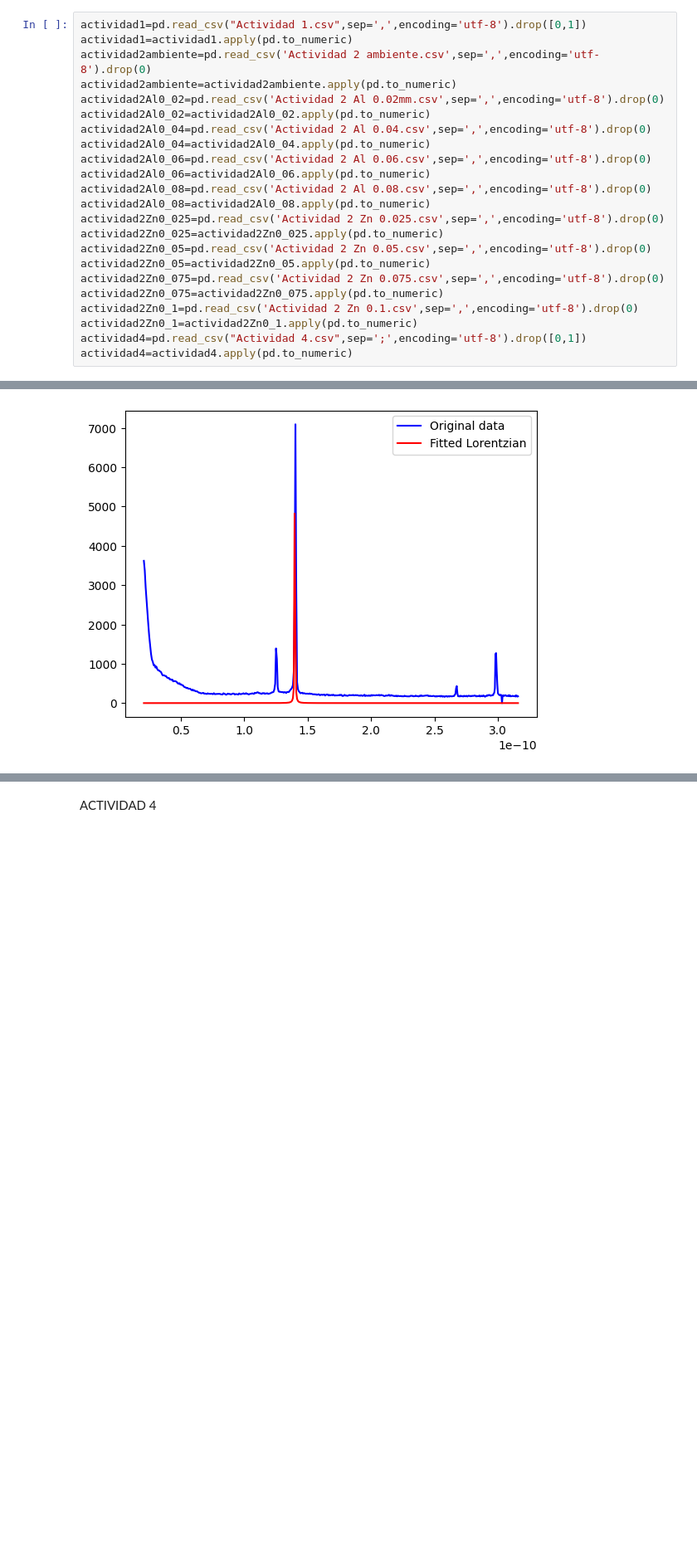
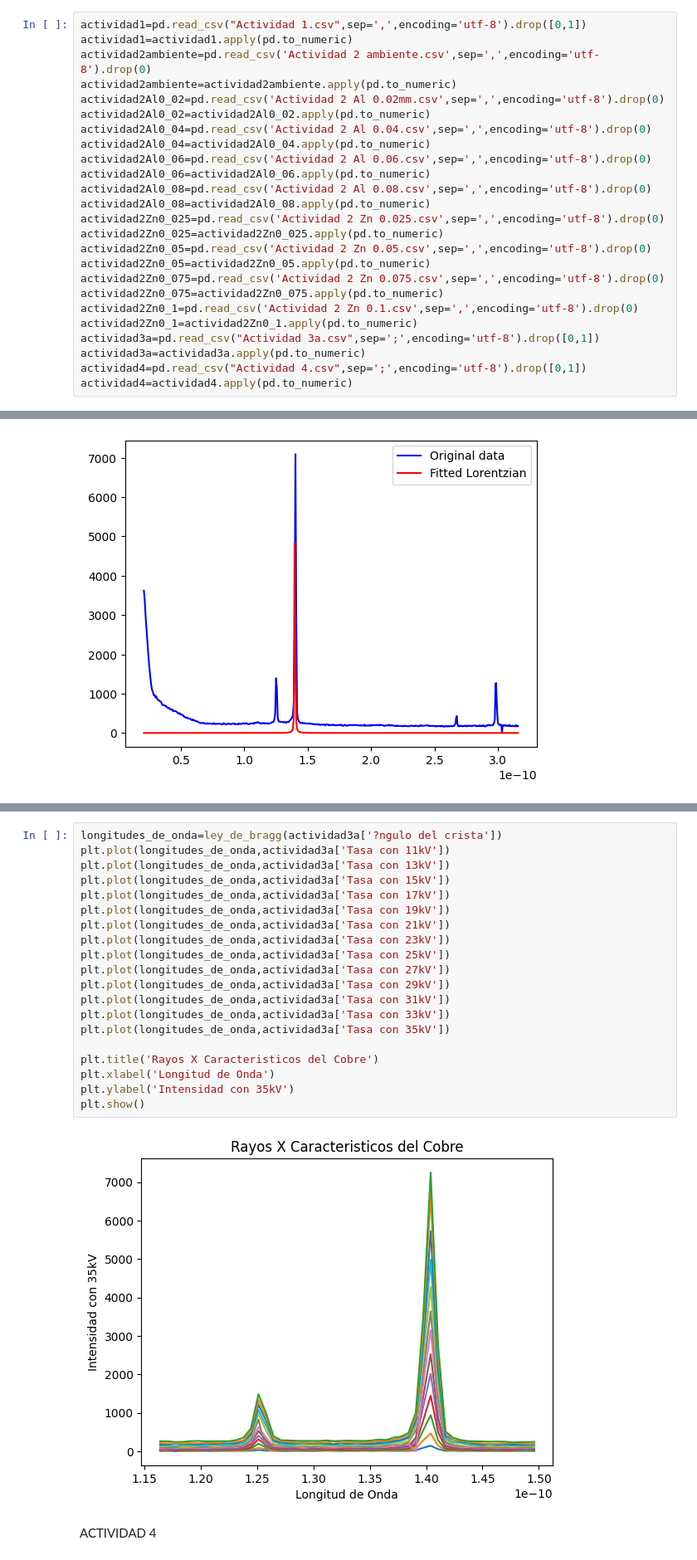
Before and after one commit to LabIntermedio/COD-INTERMEDIO, a Jupyter notebook: Rayos X/Rayos X.ipynb, the cells around one changed output, grey strips where cells are left out. Shown at 83% size. Cells and saved outputs as stored; diff of their text form; blank space fills up the shorter version.

```diff
--- a/Rayos X/Rayos X.ipynb
+++ b/Rayos X/Rayos X.ipynb
@@ -30,6 +30,8 @@ actividad2Zn0_075=pd.read_csv('Actividad 2 Zn 0.075.csv',sep=',',encoding='utf-8
 actividad2Zn0_075=actividad2Zn0_075.apply(pd.to_numeric)
 actividad2Zn0_1=pd.read_csv('Actividad 2 Zn 0.1.csv',sep=',',encoding='utf-8').drop(0)
 actividad2Zn0_1=actividad2Zn0_1.apply(pd.to_numeric)
+actividad3a=pd.read_csv("Actividad 3a.csv",sep=';',encoding='utf-8').drop([0,1])
+actividad3a=actividad3a.apply(pd.to_numeric)
 actividad4=pd.read_csv("Actividad 4.csv",sep=';',encoding='utf-8').drop([0,1])
 actividad4=actividad4.apply(pd.to_numeric)
 # %% [markdown]
@@ -87,3 +91,25 @@ plt.show()
+# %%
+longitudes_de_onda=ley_de_bragg(actividad3a['?ngulo del crista'])
+plt.plot(longitudes_de_onda,actividad3a['Tasa con 11kV'])
+plt.plot(longitudes_de_onda,actividad3a['Tasa con 13kV'])
+plt.plot(longitudes_de_onda,actividad3a['Tasa con 15kV'])
+plt.plot(longitudes_de_onda,actividad3a['Tasa con 17kV'])
+plt.plot(longitudes_de_onda,actividad3a['Tasa con 19kV'])
+plt.plot(longitudes_de_onda,actividad3a['Tasa con 21kV'])
+plt.plot(longitudes_de_onda,actividad3a['Tasa con 23kV'])
+plt.plot(longitudes_de_onda,actividad3a['Tasa con 25kV'])
+plt.plot(longitudes_de_onda,actividad3a['Tasa con 27kV'])
+plt.plot(longitudes_de_onda,actividad3a['Tasa con 29kV'])
+plt.plot(longitudes_de_onda,actividad3a['Tasa con 31kV'])
+plt.plot(longitudes_de_onda,actividad3a['Tasa con 33kV'])
+plt.plot(longitudes_de_onda,actividad3a['Tasa con 35kV'])
+
+plt.title('Rayos X Caracteristicos del Cobre')
+plt.xlabel('Longitud de Onda')
+plt.ylabel('Intensidad con 35kV')
+plt.show()
+# %% [output]
+[figure, added]
 # %% [markdown]
 ACTIVIDAD 4
 # %%
```
Also changed, not shown: parts of 1 cell of this notebook, 2 other files.
